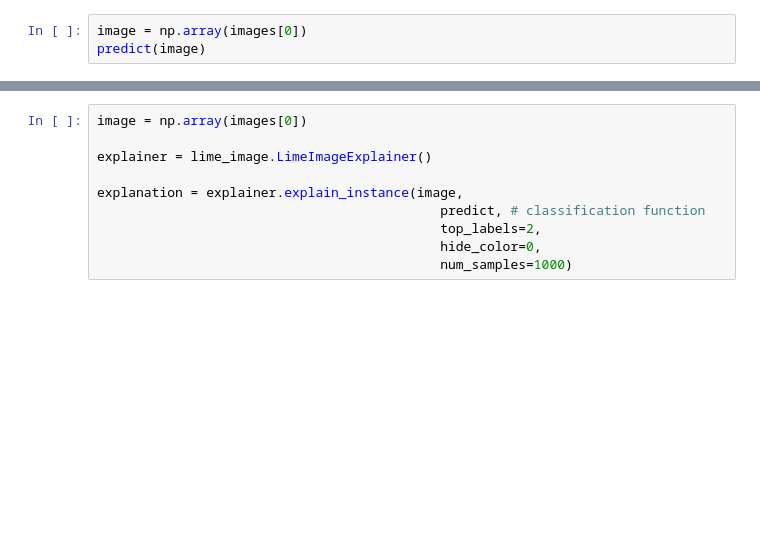
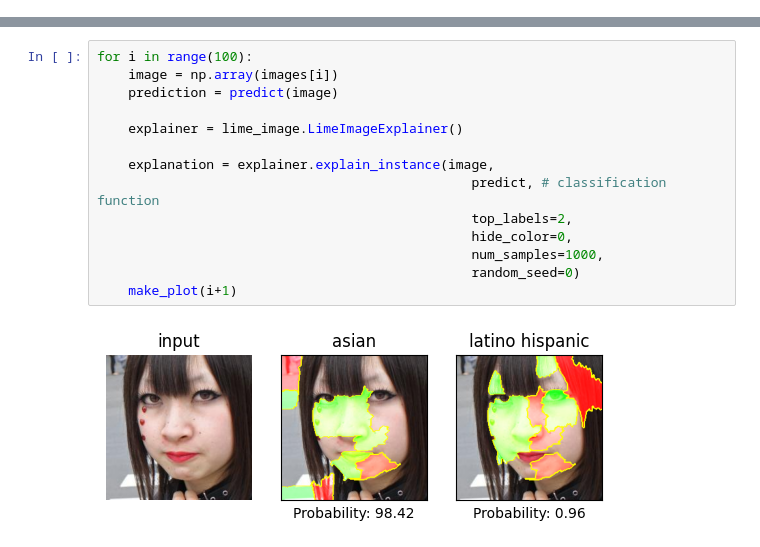
Before and after one commit to AntiAura/uni-aia, a Jupyter notebook: LIME.ipynb, the cells around one changed output, grey strips where cells are left out. Saved outputs shown, nothing was run; the diff lists cells and outputs as text; blank space fills up the shorter version.

```diff
--- a/LIME.ipynb
+++ b/LIME.ipynb
@@ -65,3 +88,0 @@ def predict(images):
-# %%
-image = np.array(images[0])
-predict(image)
@@ -76,10 +168,16 @@ predict(image)
 # %%
-image = np.array(images[0])
+for i in range(100):
+    image = np.array(images[i])
+    prediction = predict(image)
 
-explainer = lime_image.LimeImageExplainer()
+    explainer = lime_image.LimeImageExplainer()
 
-explanation = explainer.explain_instance(image,
-                                            predict, # classification function
-                                            top_labels=2,
-                                            hide_color=0,
-                                            num_samples=1000)
+    explanation = explainer.explain_instance(image,
+                                                predict, # classification function
+                                                top_labels=2,
+                                                hide_color=0,
+                                                num_samples=1000,
+                                                random_seed=0)
+    make_plot(i+1)
+# %% [output]
+[figure, added]
```
Also changed, not shown: parts of 17 cells of this notebook, 1 other file.
